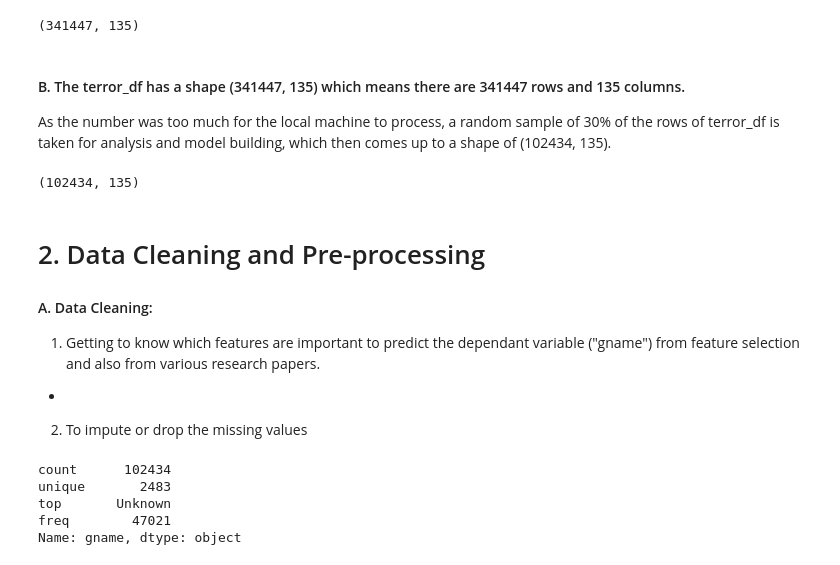
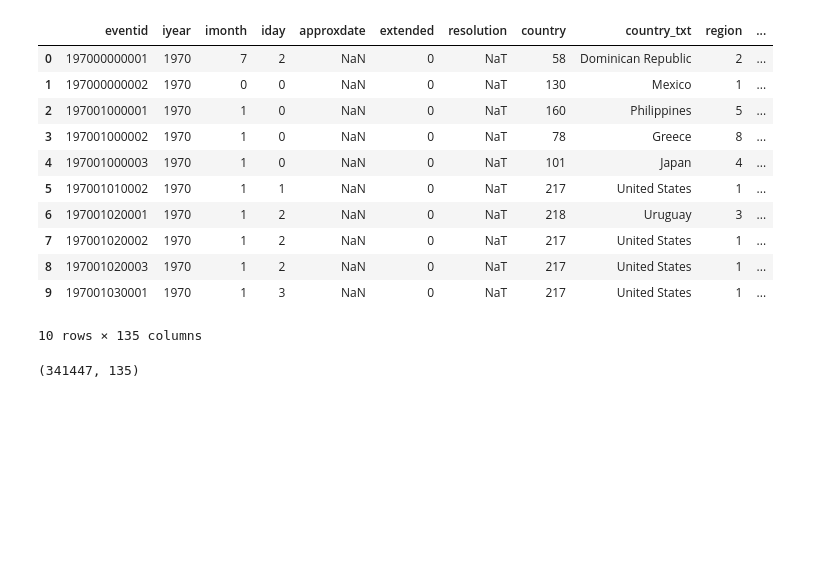
Before and after one commit to aniruddhgoteti/Global-Terrorist-Attacks-Modelling, a Jupyter notebook: Global_Terrorist_Attacks_Modelling.ipynb, the cells around one changed output. Saved outputs shown, nothing was run; the diff lists cells and outputs as text; code cells hidden in the pictures; blank space fills up the shorter version.

```diff
--- a/Global_Terrorist_Attacks_Modelling.ipynb
+++ b/Global_Terrorist_Attacks_Modelling.ipynb
@@ -19,8 +28,10 @@ import numpy as np
 # %%
 #Uploading the 5 excel sheets consisting the GTD data
 
-xl_1=pd.ExcelFile(r"C:\Users\aniru\OneDrive\Desktop\Fellowship.AI\data1.xlsx") #Uploading Excel sheet1
-xl_2=pd.ExcelFile(r"C:\Users\aniru\OneDrive\Desktop\Fellowship.AI\data2.xlsx") #Uploading Excel sheet2
-xl_3=pd.ExcelFile(r"C:\Users\aniru\OneDrive\Desktop\Fellowship.AI\data3.xlsx") #Uploading Excel sheet3
-xl_4=pd.ExcelFile(r"C:\Users\aniru\OneDrive\Desktop\Fellowship.AI\data4.xlsx") #Uploading Excel sheet4
-xl_5=pd.ExcelFile(r"C:\Users\aniru\OneDrive\Desktop\Fellowship.AI\data5.xlsx") #Uploading Excel sheet5
+xl_1=pd.ExcelFile(r"C:\Users\aniru\OneDrive\Desktop\Studies\Data Science\Fellowship.AI\data1.xlsx") #Uploading Excel sheet1
+xl_2=pd.ExcelFile(r"C:\Users\aniru\OneDrive\Desktop\Studies\Data Science\Fellowship.AI\data2.xlsx") #Uploading Excel sheet2
+xl_3=pd.ExcelFile(r"C:\Users\aniru\OneDrive\Desktop\Studies\Data Science\Fellowship.AI\data3.xlsx") #Uploading Excel sheet3
+xl_4=pd.ExcelFile(r"C:\Users\aniru\OneDrive\Desktop\Studies\Data Science\Fellowship.AI\data4.xlsx") #Uploading Excel sheet4
+xl_5=pd.ExcelFile(r"C:\Users\aniru\OneDrive\Desktop\Studies\Data Science\Fellowship.AI\data5.xlsx") #Uploading Excel sheet5
+
+print('Excel Files of GTD Uploaded!')
@@ -50,41 +64,27 @@ df_1=df_1.append(df_5, ignore_index=True)
-# %%
-#terror_df is the copy of df1 where all other dataframes have been appended
-#df_1 acts as a backup dataframe
-terror_df=df_1.copy()
-
-# The number of rows and columns of terror_df, found out by pd.Dataframe.shape
-terror_df.shape
-# %% [output]
-(341447, 135)
-# %% [markdown]
-#### B. The terror_df has a shape (341447, 135) which means there are 341447 rows and 135 columns.
-
-As the number was too much for the local machine to process, a random sample of 30% of the rows of terror_df is taken for analysis and model building, which then comes up to a shape of (102434, 135).
-# %%
-#Sampling 30% of original data and again storing it in terror_df
-terror_df = terror_df.sample(frac=0.3)
-
-# The number of rows and columns of terror_df, found out by pd.Dataframe.shape after Sampling
-terror_df.shape
-# %% [output]
-(102434, 135)
-# %% [markdown]
-# 2. Data Cleaning and Pre-processing
-
-#### A. Data Cleaning:
-
-1. Getting to know which features are important to predict the dependant variable ("gname") from feature selection and also from various research papers.
--
-
-2. To impute or drop the missing values
-# %%
-#Exploring the data
-
-terror_df["gname"].describe()
-# %% [output]
-count      102434
-unique       2483
-top       Unknown
-freq        47021
-Name: gname, dtype: object
+# %%
+# The number of rows and columns of terror_df, found out by pd.Dataframe.shape
+
+#df_1 acts as a backup dataframe
+terror_df=df_1.copy()
+
+terror_df.head(10)
+
+#terror_df is the copy of df1 where all other dataframes have been appended
+# %% [output]
+|  | eventid | iyear | imonth | iday | approxdate | extended | resolution | country | country_txt | region | ... |
+| 0 | 197000000001 | 1970 | 7 | 2 | NaN | 0 | NaT | 58 | Dominican Republic | 2 | ... |
+| 1 | 197000000002 | 1970 | 0 | 0 | NaN | 0 | NaT | 130 | Mexico | 1 | ... |
+| 2 | 197001000001 | 1970 | 1 | 0 | NaN | 0 | NaT | 160 | Philippines | 5 | ... |
+| 3 | 197001000002 | 1970 | 1 | 0 | NaN | 0 | NaT | 78 | Greece | 8 | ... |
+| 4 | 197001000003 | 1970 | 1 | 0 | NaN | 0 | NaT | 101 | Japan | 4 | ... |
+| 5 | 197001010002 | 1970 | 1 | 1 | NaN | 0 | NaT | 217 | United States | 1 | ... |
+| 6 | 197001020001 | 1970 | 1 | 2 | NaN | 0 | NaT | 218 | Uruguay | 3 | ... |
+| 7 | 197001020002 | 1970 | 1 | 2 | NaN | 0 | NaT | 217 | United States | 1 | ... |
+| 8 | 197001020003 | 1970 | 1 | 2 | NaN | 0 | NaT | 217 | United States | 1 | ... |
+| 9 | 197001030001 | 1970 | 1 | 3 | NaN | 0 | NaT | 217 | United States | 1 | ... |
+10 rows × 135 columns
+# %%
+terror_df.shape
+# %% [output]
+(341447, 135)
 # %%
```
Also changed, not shown: parts of 88 cells of this notebook.
